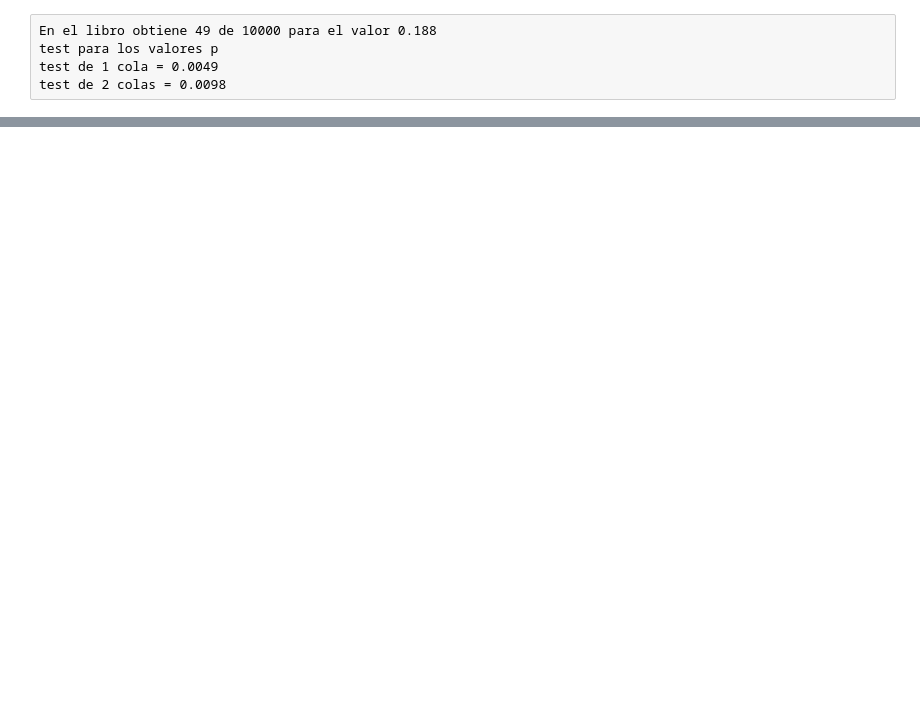
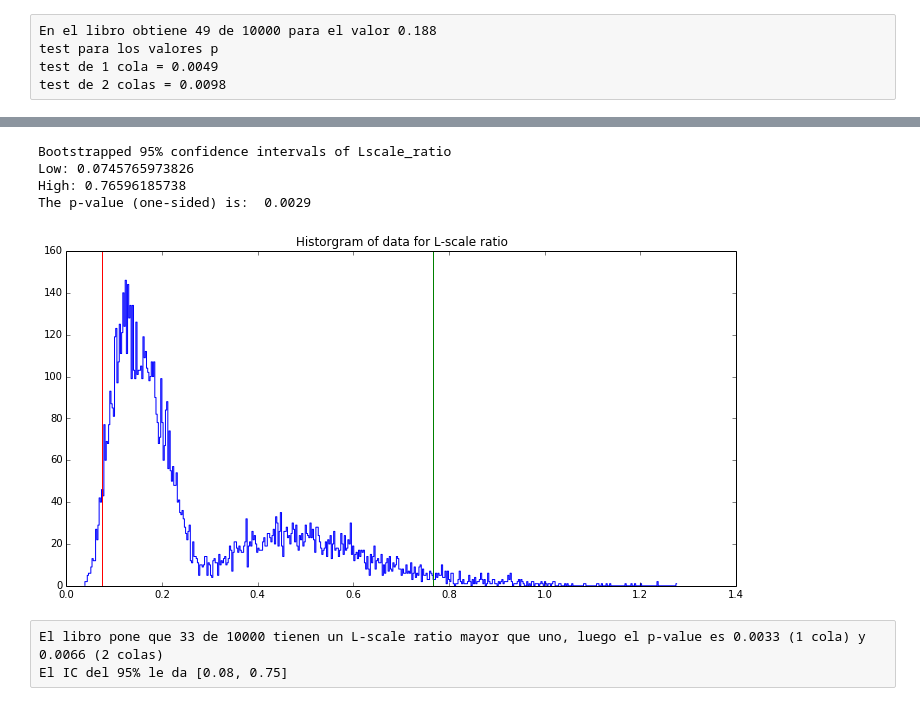
Before and after one commit to Ruben-VV/practica-python, a Jupyter notebook: iPython Notebook/Intervalos de Confianza.ipynb, the cells around one changed output, grey strips where cells are left out. Drawn from its saved outputs; the diff is of its cells as text; code cells hidden in the pictures; blank space fills up the shorter version.

Commit message:
Acabado Intervalos de Confianza. Queda revisar

```diff
--- a/iPython Notebook/Intervalos de Confianza.ipynb
+++ b/iPython Notebook/Intervalos de Confianza.ipynb
@@ -576,0 +668,79 @@ sum(r0-rpr0)/10000.
+# %%
+def Lscale2L(x,y):
+    """
+    Data in x in columns, rows for diferent variables
+    Min size of x have to 2. Modify function if you want more columns
+    """
+    #x = [i for i in x if ~isnan(i)]
+    #y = [i for i in y if ~isnan(i)]
+    n = [len(x), len(y)]
+    #xy = hstack([x, y])
+    #xy = concatenate((x, y))
+    x = x.tolist()
+    y = y.tolist()
+    xy = array([x, y])
+    cte = scipy.misc.factorial([x-2 for x in n]) / scipy.misc.factorial(n)
+    l = zeros(2)
+    #for c in range(len(n)):
+        #for xi in xy[:n[c]]:
+            #for xj in xy[where(xy == xi)[0][0]+1:]:
+                #l[c] += abs(xi - xj)
+    for c in xrange(len(n)):
+        for i in xrange(n[c]):
+            for j in xrange(i+1,n[c]):
+                l[c] += abs(xy[c][i] - xy[c][j])
+    L = cte * l
+    r = L[0] / L[1]
+    return r, L
+
+
+def bootstrapL(datax, datay, num_samples, alpha):
+    """Returns bootstrap estimate of 100.0*(1-alpha) CI for statistic."""
+    nx = len(datax)
+    ny = len(datay)
+    idx = npr.randint(0, nx, (num_samples, nx))
+    idy = npr.randint(0, ny, (num_samples, ny))
+    samplesx = datax[idx]
+    samplesy = datay[idy]
+
+    ratio=[]
+    for i in xrange(num_samples):
+        ratio.append(Lscale2L(samplesx[i,:], samplesy[i,:])[0])
+    #statx = statL[0]
+    #staty = statL[1]
+
+    #ratio = statx/staty
+    stat_ratio = np.sort(ratio)
+    return (stat_ratio[int((alpha/2.0)*num_samples)],
+                stat_ratio[int((1-alpha/2.0)*num_samples)], stat_ratio)
+
+
+
+if __name__ == '__main__':
+
+    x = array(seeded)
+    y = array(unseeded[:-1])
+    # find mean 95% CI and 100,000 bootstrap samples
+    low_ratio, high_ratio, stat_ratio = bootstrapL(x, y, 10000, 0.05)
+    r_obs, L_obs = Lscale2L(x, y)
+    p_val = len([i for i in stat_ratio if i > 1])/float(len(stat_ratio))
+
+    print "Bootstrapped 95% confidence intervals of Lscale_ratio\nLow:", low_ratio, "\nHigh:", high_ratio
+    print "The p-value (one-sided) is: ", p_val
+    # make plots for ratio
+    pylab.figure(figsize=(12,6))
+    pylab.hist(stat_ratio, 500, histtype='step')
+    pylab.axvline(low_ratio, c='red')
+    pylab.axvline(high_ratio, c='green')
+    pylab.title('Historgram of data for L-scale ratio')
+
+    #pylab.savefig('examples/boostrap.png')
+# %% [output]
+Bootstrapped 95% confidence intervals of Lscale_ratio
+Low: 0.0745765973826
+High: 0.76596185738
+The p-value (one-sided) is:  0.0029
+[figure, added]
+# %% [raw]
+El libro pone que 33 de 10000 tienen un L-scale ratio mayor que uno, luego el p-value es 0.0033 (1 cola) y 0.0066 (2 colas)
+El IC del 95% le da [0.08, 0.75]
```
Also changed, not shown: parts of 16 cells of this notebook.
